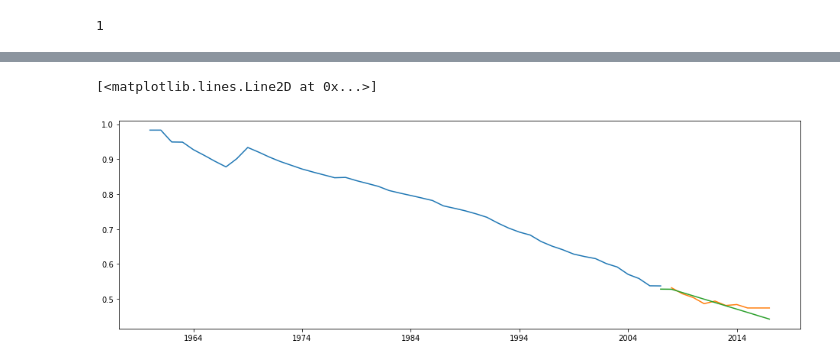
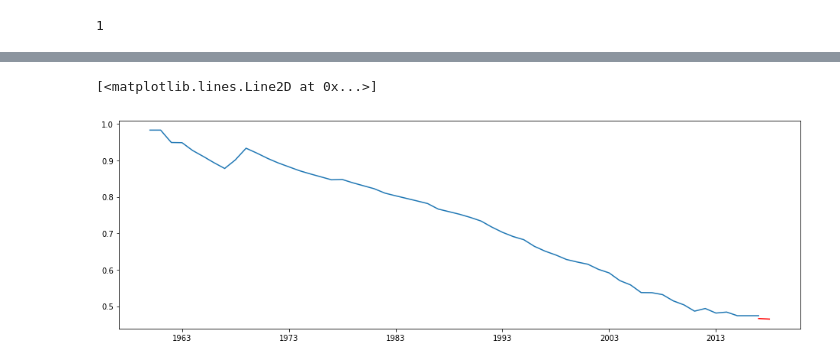
Before and after one commit to dovvakkin/demographic_curve, a Jupyter notebook: some_filter_work/try_arima.ipynb, the cells around one changed output, grey strips where cells are left out. Saved outputs shown, nothing was run; the diff lists cells and outputs as text; code cells hidden in the pictures.

```diff
--- a/some_filter_work/try_arima.ipynb
+++ b/some_filter_work/try_arima.ipynb
@@ -35,7 +43,0 @@ plt.plot(test)
-# %%
-# Тест Дикки-Фуллера
-adf = sm.tsa.adfuller(train.diff().interpolate(limit_direction='both'))
-if adf[0] > adf[4]['5%']:
-    print('Ряд не стационарен')
-else:
-    print('Ряд стационарен')
@@ -45,10 +45,10 @@ else:
 def find_d(dat, k=0):
     adf = sm.tsa.adfuller(dat)
     if adf[0] > adf[4]['5%']:
-        # print('Ряд не стационарен')
-        return find_d(train.diff().interpolate(limit_direction='both'), k+1)
+        return find_d(dat.diff().interpolate(limit_direction='both'), k+1)
     else:
-        # print('Ряд стационарен')
+#         gr = sm.graphics.tsa.plot_acf(dat, lags=20)  # Автокорреляция
+#         gr = sm.graphics.tsa.plot_pacf(dat, lags=20)  # Частичная автокорреляция
         return k
 # %%
 find_d(train)
@@ -64,2 +57,17 @@ Wall time: 234 ms
-# %%
-pred1 = m1.predict(start=train.index[-1], end=test.index[-1], typ='levels')
+# %%
+%%time
+try:
+    m1 = ARIMA(train, order=(1, find_d(train), 1)).fit()
+    # pred1 = m1.predict(start=test.index[0], end=test.index[-1], typ='levels')
+    pred1 = m1.predict(start='2017-01-01', end='2018-01-01', typ='levels')
+except:
+    print('Может Лучше Не Надо ?\n')
+    try:
+        m1 = ARIMA(train, order=(1, 0, 1)).fit()
+        # pred1 = m1.predict(start=test.index[0], end=test.index[-1])
+        pred1 = m1.predict(start='2017-01-01', end='2018-01-01')
+    except:
+        print('Вот Тут Рил Лучше Не Надо !!!\n')
+        m1 = ARIMA(train, order=(0, 0, 0)).fit()
+        # pred1 = m1.predict(start=test.index[0], end=test.index[-1])
+        pred1 = m1.predict(start='2017-01-01', end='2018-01-01')
@@ -66,7 +77,7 @@ pred1 = m1.predict(start=train.index[-1], end=test.index[-1], typ='levels')
 # %%
 plt.plot(train, label='trian')
-plt.plot(test, label='test')
-plt.plot(pred1, label='model1')
+# plt.plot(test, label='test')
+plt.plot(pred1, label='predict', c='r')
 # %% [output]
 [<matplotlib.lines.Line2D at 0x...>]
-[figure, old version]
+[figure, new version]
```
Also changed, not shown: parts of 5 cells of this notebook, 1 other file.
